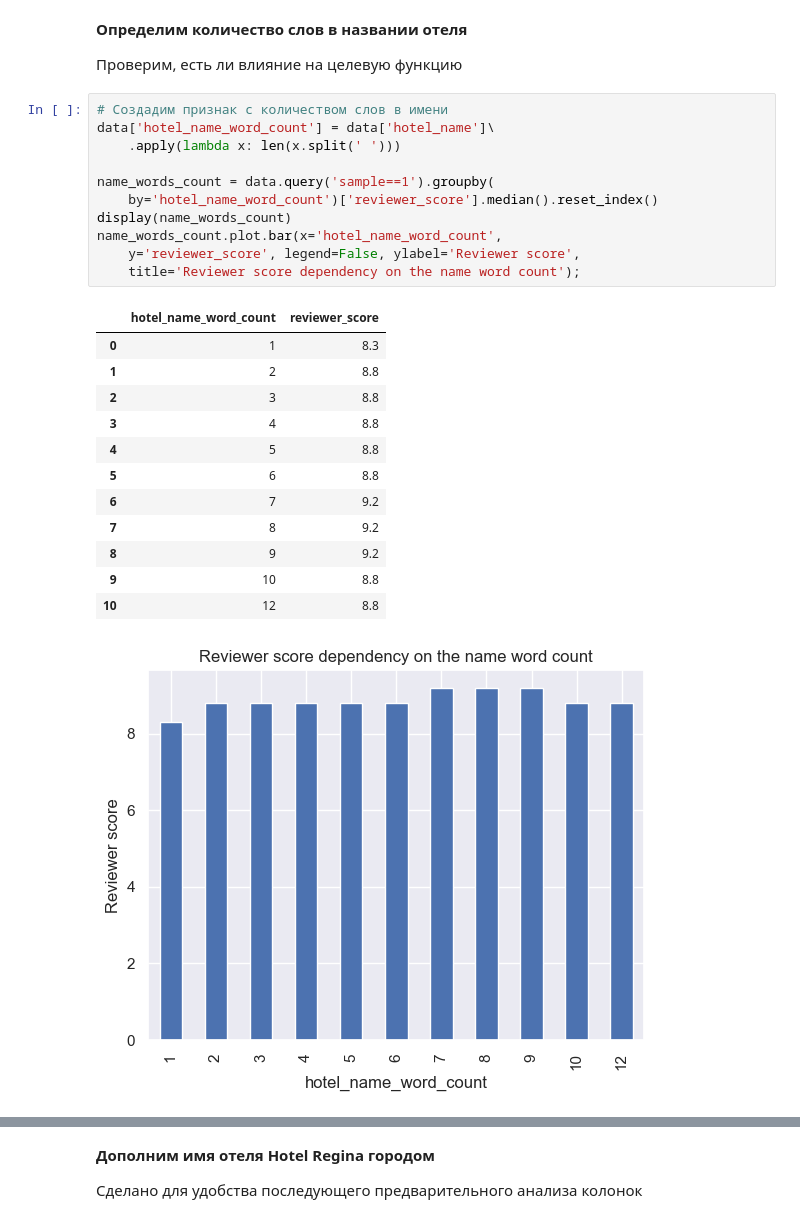
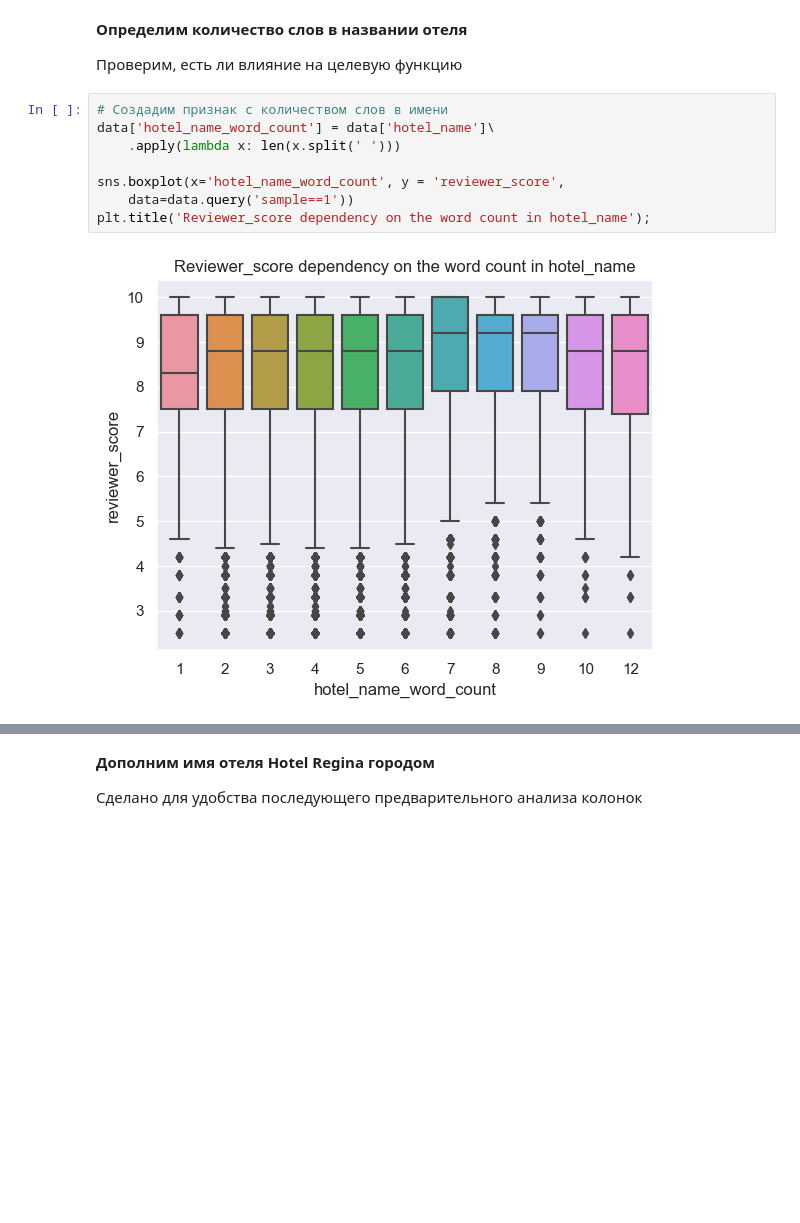
Before and after one commit to mvulf/sf_data_science, a Jupyter notebook: project_3/hotels-EDA_ML.ipynb, the cells around one changed output, grey strips where cells are left out. Saved outputs shown, nothing was run; the diff lists cells and outputs as text; blank space fills up the shorter version.

```diff
--- a/project_3/hotels-EDA_ML.ipynb
+++ b/project_3/hotels-EDA_ML.ipynb
@@ -453,25 +455,10 @@ print(data['hotel_city'].unique())
 # %%
 # Создадим признак с количеством слов в имени
 data['hotel_name_word_count'] = data['hotel_name']\
     .apply(lambda x: len(x.split(' ')))
 
-name_words_count = data.query('sample==1').groupby(
-    by='hotel_name_word_count')['reviewer_score'].median().reset_index()
-display(name_words_count)
-name_words_count.plot.bar(x='hotel_name_word_count',
-    y='reviewer_score', legend=False, ylabel='Reviewer score',
-    title='Reviewer score dependency on the name word count');
+sns.boxplot(x='hotel_name_word_count', y = 'reviewer_score',
+    data=data.query('sample==1'))
+plt.title('Reviewer_score dependency on the word count in hotel_name');
 # %% [output]
-|  | hotel_name_word_count | reviewer_score |
-| 0 | 1 | 8.3 |
-| 1 | 2 | 8.8 |
-| 2 | 3 | 8.8 |
-| 3 | 4 | 8.8 |
-| 4 | 5 | 8.8 |
-| 5 | 6 | 8.8 |
-| 6 | 7 | 9.2 |
-| 7 | 8 | 9.2 |
-| 8 | 9 | 9.2 |
-| 9 | 10 | 8.8 |
-| 10 | 12 | 8.8 |
-[figure, old version]
+[figure, new version]
```
Also changed, not shown: parts of 117 cells of this notebook, 3 other files.
